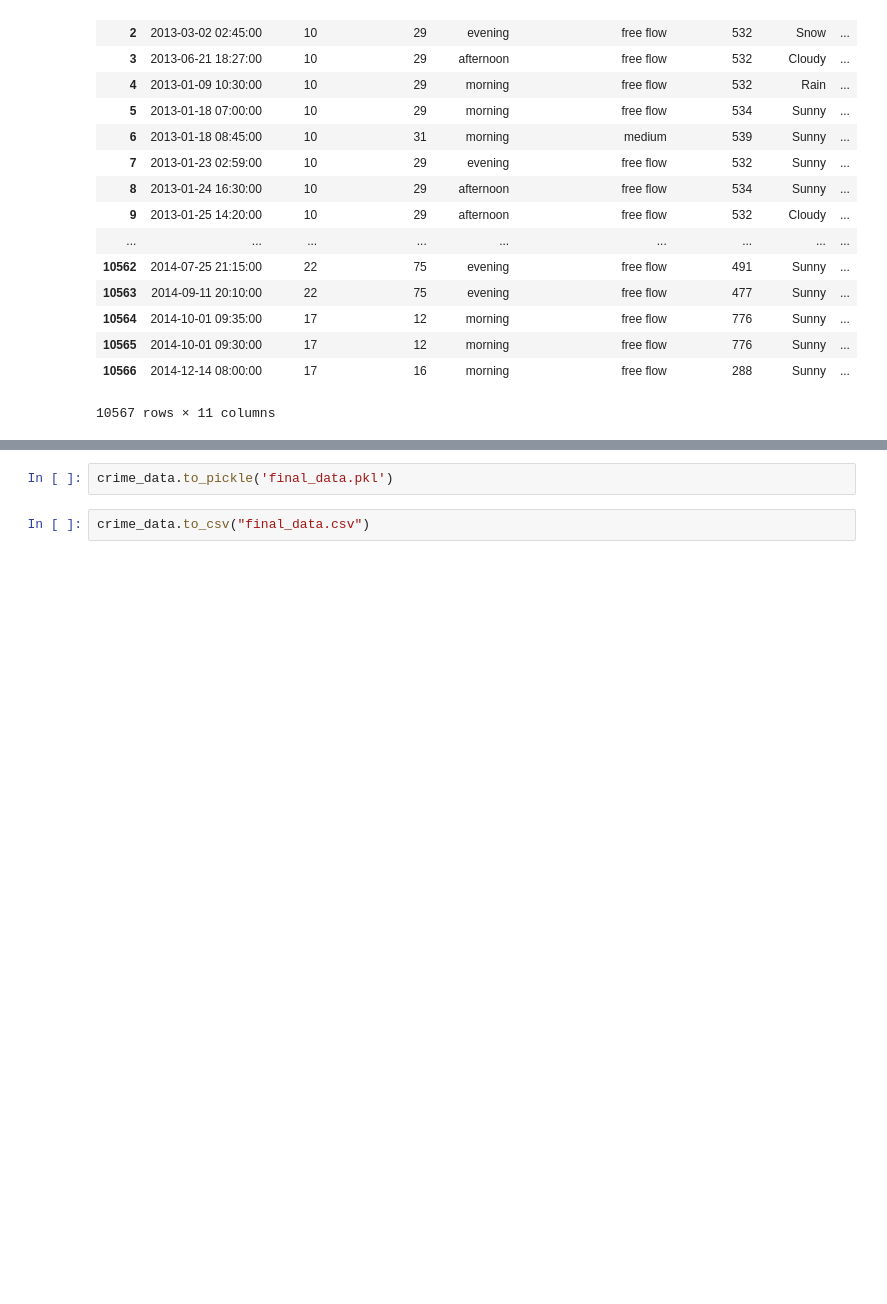
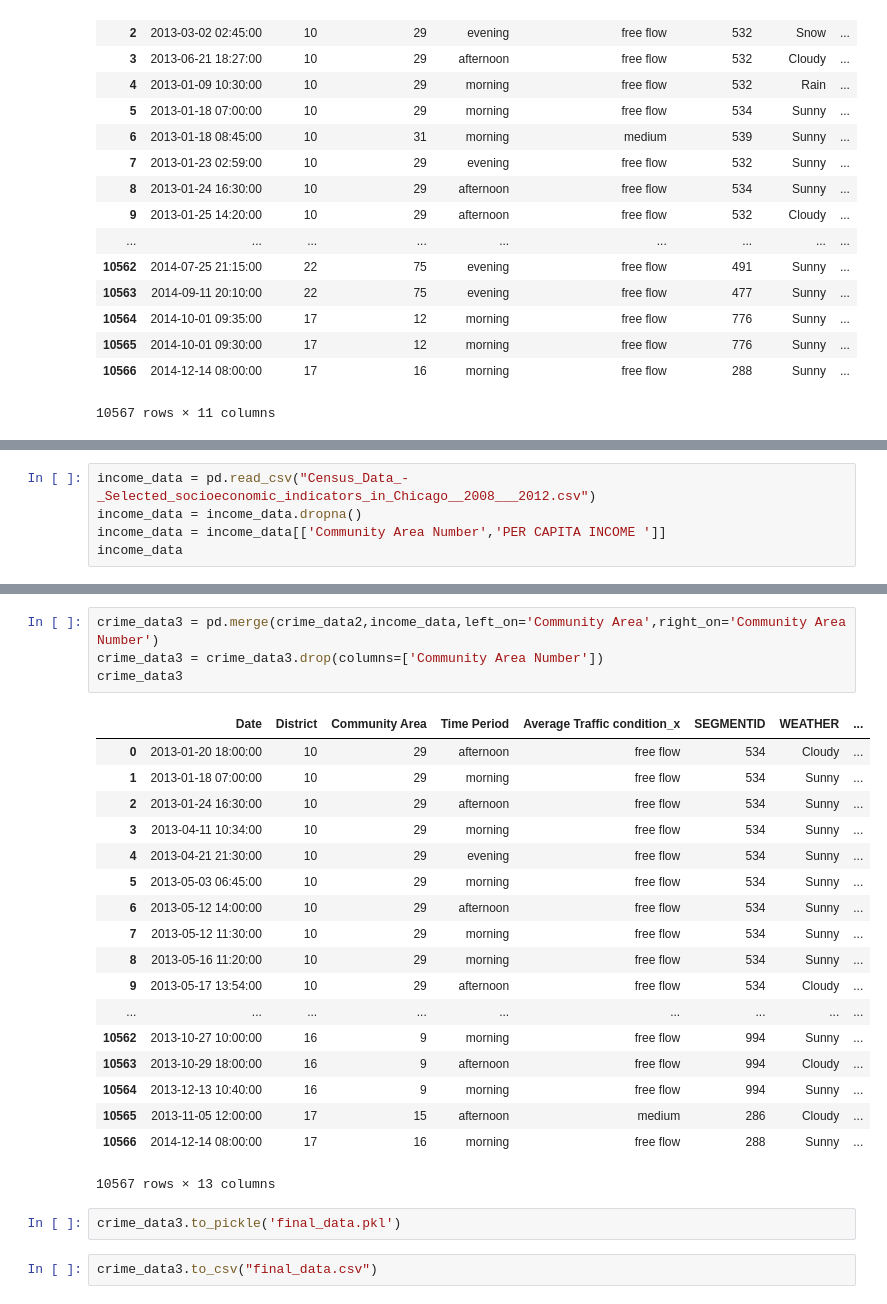
Before and after one commit to ChenshuXu/cse482-project, a Jupyter notebook: final pre-process.ipynb, the cells around one changed output, grey strips where cells are left out. Saved outputs shown, nothing was run; the diff lists cells and outputs as text; blank space fills up the shorter version.

```diff
--- a/final pre-process.ipynb
+++ b/final pre-process.ipynb
@@ -70,0 +116,5 @@ crime_data
+# %%
+income_data = pd.read_csv("Census_Data_-_Selected_socioeconomic_indicators_in_Chicago__2008___2012.csv")
+income_data = income_data.dropna()
+income_data = income_data[['Community Area Number','PER CAPITA INCOME ']]
+income_data
@@ -71,4 +140,27 @@ crime_data
+# %%
+crime_data3 = pd.merge(crime_data2,income_data,left_on='Community Area',right_on='Community Area Number')
+crime_data3 = crime_data3.drop(columns=['Community Area Number'])
+crime_data3
+# %% [output]
+|  | Date | District | Community Area | Time Period | Average Traffic condition_x | SEGMENTID | WEATHER | ... |
+| 0 | 2013-01-20 18:00:00 | 10 | 29 | afternoon | free flow | 534 | Cloudy | ... |
+| 1 | 2013-01-18 07:00:00 | 10 | 29 | morning | free flow | 534 | Sunny | ... |
+| 2 | 2013-01-24 16:30:00 | 10 | 29 | afternoon | free flow | 534 | Sunny | ... |
+| 3 | 2013-04-11 10:34:00 | 10 | 29 | morning | free flow | 534 | Sunny | ... |
+| 4 | 2013-04-21 21:30:00 | 10 | 29 | evening | free flow | 534 | Sunny | ... |
+| 5 | 2013-05-03 06:45:00 | 10 | 29 | morning | free flow | 534 | Sunny | ... |
+| 6 | 2013-05-12 14:00:00 | 10 | 29 | afternoon | free flow | 534 | Sunny | ... |
+| 7 | 2013-05-12 11:30:00 | 10 | 29 | morning | free flow | 534 | Sunny | ... |
+| 8 | 2013-05-16 11:20:00 | 10 | 29 | morning | free flow | 534 | Sunny | ... |
+| 9 | 2013-05-17 13:54:00 | 10 | 29 | afternoon | free flow | 534 | Cloudy | ... |
+| ... | ... | ... | ... | ... | ... | ... | ... | ... |
+| 10562 | 2013-10-27 10:00:00 | 16 | 9 | morning | free flow | 994 | Sunny | ... |
+| 10563 | 2013-10-29 18:00:00 | 16 | 9 | afternoon | free flow | 994 | Cloudy | ... |
+| 10564 | 2013-12-13 10:40:00 | 16 | 9 | morning | free flow | 994 | Sunny | ... |
+| 10565 | 2013-11-05 12:00:00 | 17 | 15 | afternoon | medium | 286 | Cloudy | ... |
+| 10566 | 2014-12-14 08:00:00 | 17 | 16 | morning | free flow | 288 | Sunny | ... |
+10567 rows × 13 columns
 # %%
-crime_data.to_pickle('final_data.pkl')
+crime_data3.to_pickle('final_data.pkl')
 # %%
-crime_data.to_csv("final_data.csv")
+crime_data3.to_csv("final_data.csv")
```
Also changed, not shown: parts of 3 cells of this notebook, 3 other files.
